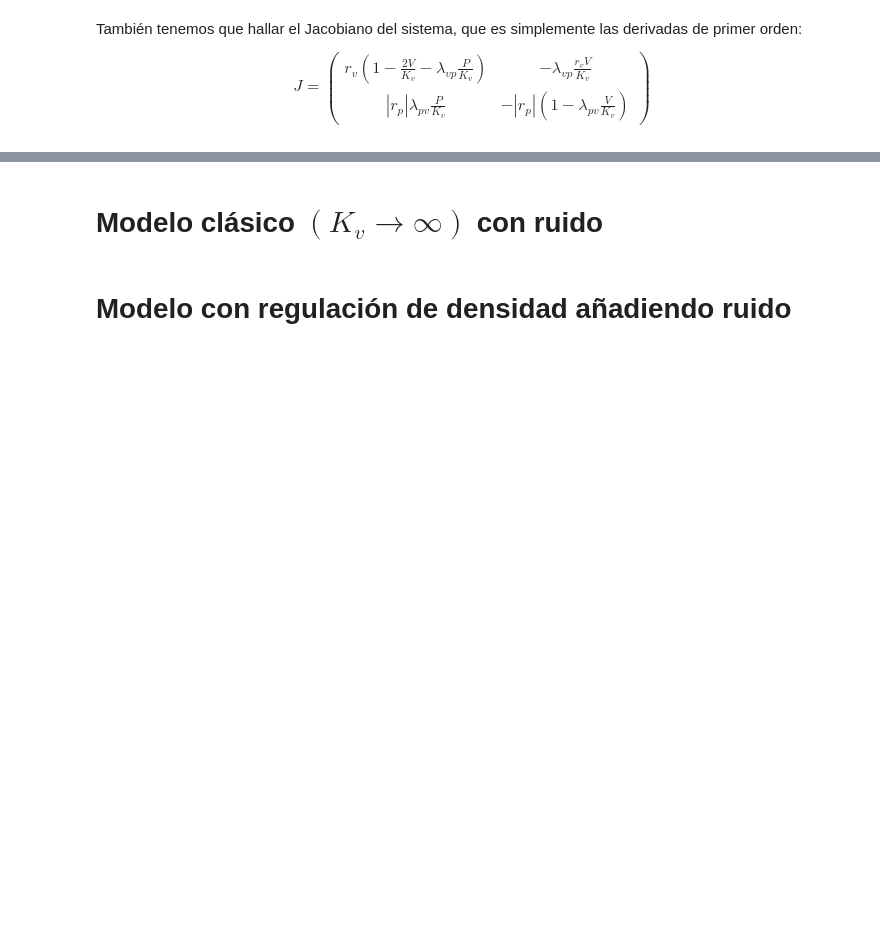
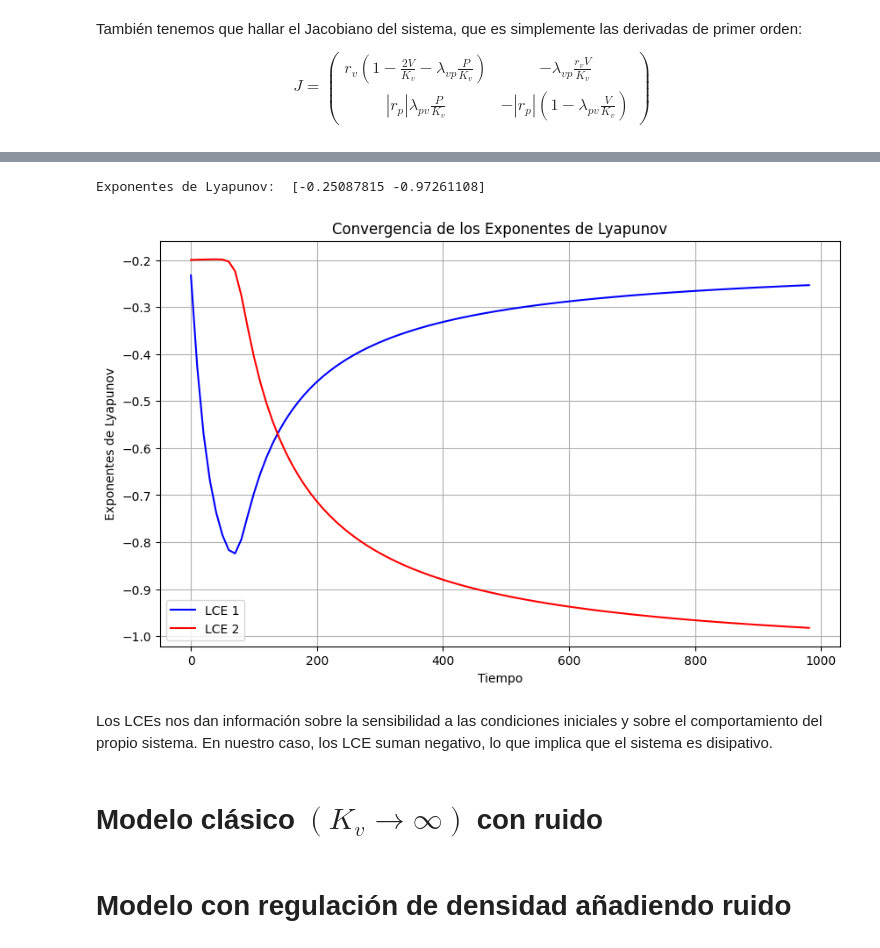
Before and after one commit to jenriquezafra/TFG, a Jupyter notebook: Draft.ipynb, the cells around one changed output, grey strips where cells are left out. Drawn from its saved outputs; the diff is of its cells as text; code cells hidden in the pictures; blank space fills up the shorter version.

```diff
--- a/Draft.ipynb
+++ b/Draft.ipynb
@@ -111,3 +199,65 @@ $$
+# %%
+# para guardar los exponentes
+LCEs = np.zeros(2)
+LCE_convergence = []  # para representarlos
+
+# definimos un paso de reescalado
+reeval = 10
+delta0 = np.eye(2)
+
+# iteramos sobre el tiempo evaluado para propagar las perturbaciones
+delta_matrices = []
+
+for i in range(len(t_eval)-1):
+    # estado actual del sistema
+    V = V_sol[i]
+    P = P_sol[i]
+
+    # hallamos jacobiano evaluado en los V, P
+    J = jacobiano(V, P, rv, rp, lambda_pv, lambda_vp, Kv)
+
+    # propagamos la matriz delta con la ecuación de variación lineal
+    delta0 = J @ delta0 * (t_eval[i+1] - t_eval[i]) + delta0
+
+    # normalización y ortogonalización de los vectores de perturbación
+    if (i+1) % reeval == 0:
+        # ortogonalizacimos con Gram-Schmidt
+        Q, R = np.linalg.qr(delta0)
+
+        # actualizamos la matriz de perturbación con la ortogonalizada
+        delta0 = Q
+
+        # actualizamos los LCE sumando el log de las normas (diag de R)
+        LCEs += np.log(np.abs(np.diag(R)))
+
+        LCE_current = LCEs / ((i + 1) / reeval)
+        LCE_convergence.append(LCE_current)
+    delta_matrices.append(delta0.copy())
+
+# hacemos el promedio temporal
+LCEs /= (t_eval[-1]/reeval)
+
+print("Exponentes de Lyapunov: ", LCEs)
+# %% [output]
+Exponentes de Lyapunov:  [-0.25087815 -0.97261108]
+# %%
+# Convertir lce_convergence en un array de numpy para graficarlo
+LCE_convergence = np.array(LCE_convergence)
+
+### GRAFICAR LA CONVERGENCIA DE LOS LCEs ###
+plt.figure(figsize=(10, 6))
+plt.plot(np.arange(len(LCE_convergence)) * reeval * (t_eval[1] - t_eval[0]), LCE_convergence[:, 0], label='LCE 1', color='b')
+plt.plot(np.arange(len(LCE_convergence)) * reeval * (t_eval[1] - t_eval[0]), LCE_convergence[:, 1], label='LCE 2', color='r')
+plt.xlabel('Tiempo')
+plt.ylabel('Exponentes de Lyapunov')
+plt.title('Convergencia de los Exponentes de Lyapunov')
+plt.legend()
+plt.grid()
+plt.show()
+# %% [output]
+[figure, added]
+# %% [markdown]
+Los LCEs nos dan información sobre la sensibilidad a las condiciones iniciales y sobre el comportamiento del propio sistema. En nuestro caso, los LCE suman negativo, lo que implica que el sistema es disipativo.
 # %% [markdown]
 # Modelo clásico $(K_v \to\infty)$ con ruido
 # %% [markdown]
```
Also changed, not shown: parts of 9 cells of this notebook.
